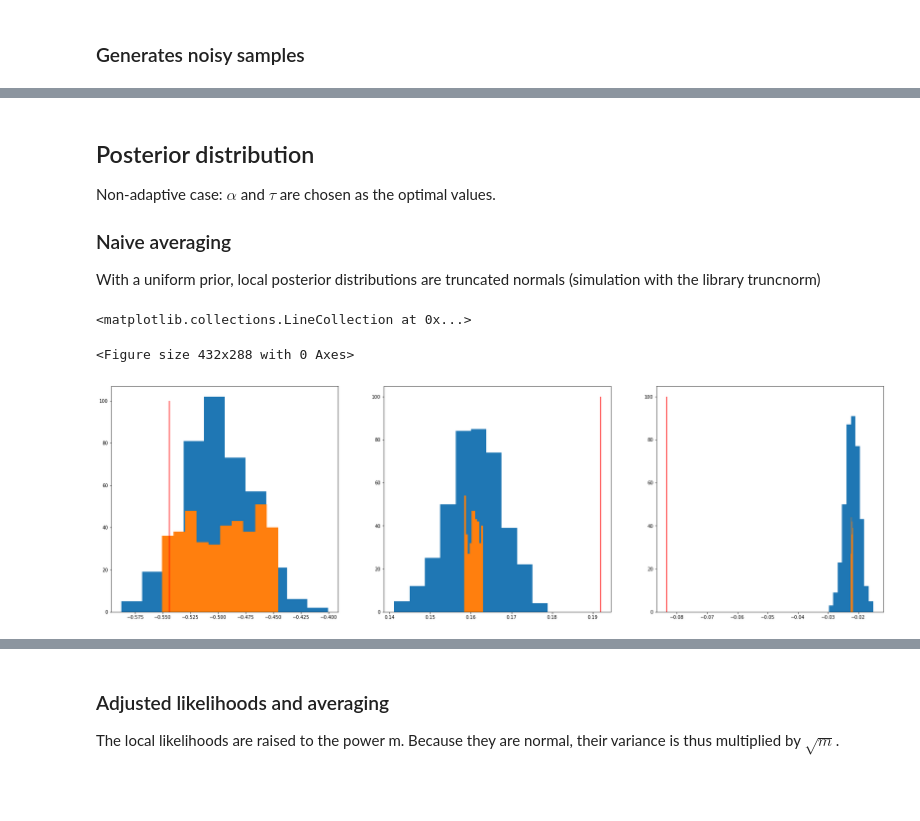
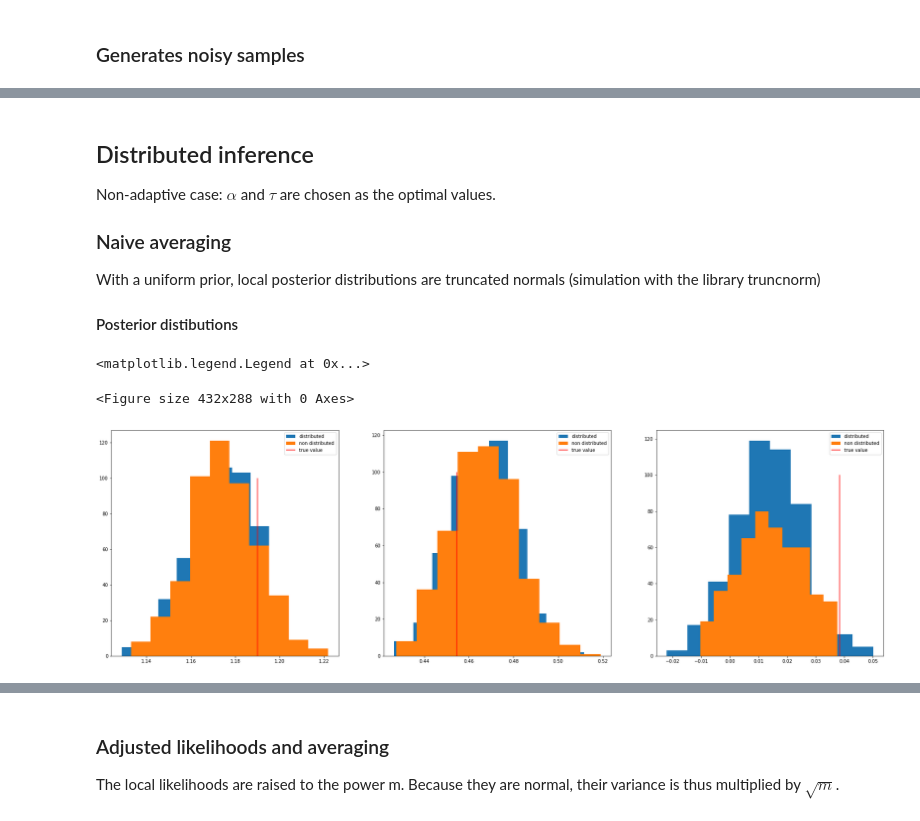
Before and after one commit to JTT94/distributed_posteriors, a Jupyter notebook: notebooks/uniform.ipynb, the cells around one changed output, grey strips where cells are left out. Drawn from its saved outputs; the diff is of its cells as text; code cells hidden in the pictures; blank space fills up the shorter version.

```diff
--- a/notebooks/uniform.ipynb
+++ b/notebooks/uniform.ipynb
@@ -11,8 +11,8 @@ from scipy.stats import truncnorm
 ## Construction of the data
 # %%
 N = 300 # number of observed coefficients
-tau = 0.75
-n = 200 # size of the dataset
+tau = 20
+n = 4800 # size of the dataset
 m = 40 # number of machines
 alpha = 1.75 # smoothness parameter
 sigma = 1
@@ -74,7 +34,9 @@ a.plot(K[:10],theta_3[:10],'o')
 
 def generate_data(theta=theta_2, m=m):
 
-    return np.tile(theta_2, (m,1)) + np.sqrt(sigma * m / n) * np.random.normal(size=(m,N))
+    return np.tile(theta, (m,1)) + np.sqrt(sigma * m / n) * np.random.normal(size=(m,N))
 
 
 data = generate_data(theta_2, m)
+data_1 = generate_data(theta_1, m)
+data_3 = generate_data(theta_3, m)
@@ -81,11 +96,13 @@ data = generate_data(theta_2, m)
 # %% [markdown]
-## Posterior distribution
+## Distributed inference
 
 Non-adaptive case: $\alpha$ and $\tau$ are chosen as the optimal values.
 
 ### Naive averaging
 
 With a uniform prior, local posterior distributions are truncated normals (simulation with the library truncnorm)
+
+#### Posterior distibutions
 # %%
 # Sample p values from each local posterior distribution
 
@@ -134,35 +162,28 @@ for i in range(1, N+1):
-# %%
-# Comparison with the non-distributed case
-
-post_nd = np.zeros((N,p))
-
-for i in range(1, N+1):
-
-    born = tau / (i ** (2 * alpha + 1))
-
-    post_nd[i-1,] = truncnorm.rvs(-born, born, loc = np.mean(data[:,i-1]), scale = sigma / np.sqrt(n), size=p)
 # %%
 # Plots of the global posterior densities of the first coefficients
 
 plt.figure()
 
 fig, ax = plt.subplots(1,3, figsize=(30/1,9/1))
 
 a = ax[0]
-a.hist(post[0,], bins = 10)
-a.hist(post_nd[0,], bins = 10)
-a.vlines((theta_2[0]), 0, 100, colors=("red"))
+a.hist(post[0,], bins = 10, label="distributed")
+a.hist(post_nd[0,], bins = 10, label="non distributed")
+a.vlines((theta_3[0]), 0, 100, colors=("red"), label="true value")
+a.legend()
 
 a = ax[1]
-a.hist(post[1,], bins = 10)
-a.hist(post_nd[1,], bins = 10)
-a.vlines((theta_2[1]), 0, 100, colors=("red"))
+a.hist(post[1,], bins = 10, label="distributed")
+a.hist(post_nd[1,], bins = 10, label="non distributed")
+a.vlines((theta_3[1]), 0, 100, colors=("red"), label="true value")
+a.legend()
 
 a = ax[2]
-a.hist(post[2,], bins = 10)
-a.hist(post_nd[2,], bins = 10)
-a.vlines((theta_2[2]), 0, 100, colors=("red"))
+a.hist(post[2,], bins = 10, label="distributed")
+a.hist(post_nd[2,], bins = 10, label="non distributed")
+a.vlines((theta_3[2]), 0, 100, colors=("red"), label="true value")
+a.legend()
 # %% [output]
-<matplotlib.collections.LineCollection at 0x...>
+<matplotlib.legend.Legend at 0x...>
 <Figure size 432x288 with 0 Axes>
-[figure, old version]
+[figure, new version]
```
Also changed, not shown: parts of 16 cells of this notebook.
